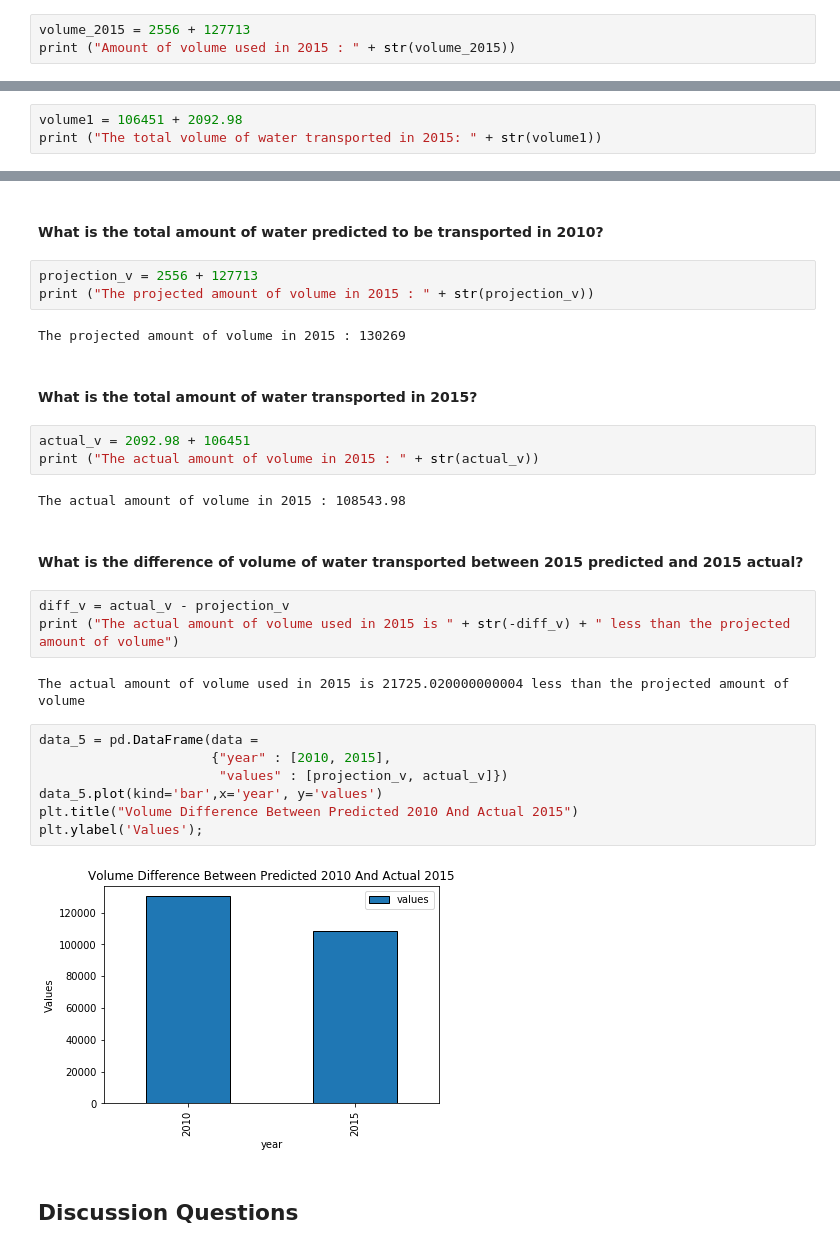
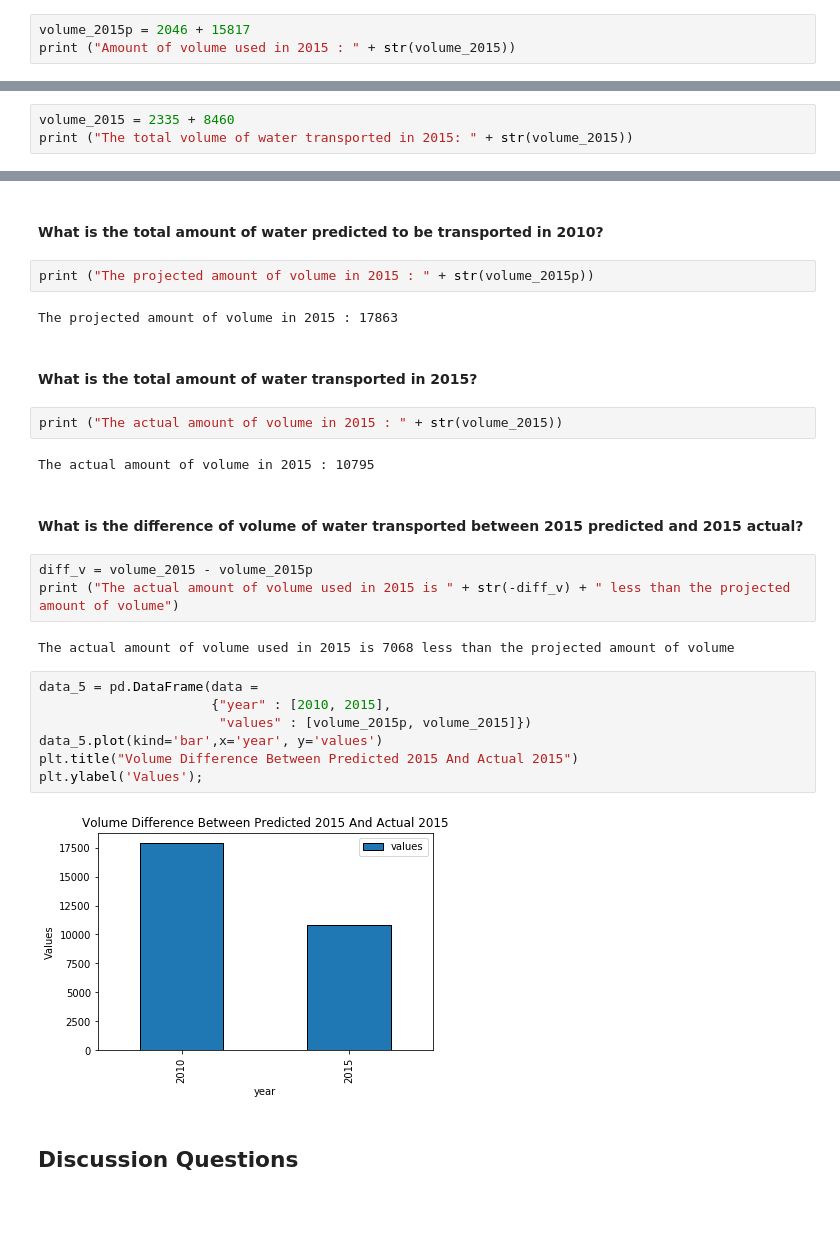
Before and after one commit to ds-modules/CE-110, a Jupyter notebook: CE-110_Lab_Mina.ipynb, the cells around one changed output, grey strips where cells are left out. Drawn from its saved outputs; the diff is of its cells as text; blank space fills up the shorter version.

```diff
--- a/CE-110_Lab_Mina.ipynb
+++ b/CE-110_Lab_Mina.ipynb
@@ -314,6 +297,6 @@ Amount of volume used in 2010 : 121199
 # %% [markdown]
 #### What is the total amount of water predicted to be transported in 2015?
 # %%
-volume_2015 = 2556 + 127713
+volume_2015p = 2046 + 15817
 print ("Amount of volume used in 2015 : " + str(volume_2015))
 # %% [output]
@@ -382,6 +363,6 @@ The total volume of water transported in 2010: 121199
 # %% [markdown]
 #### What is the total amount of water transported in 2015?
 # %%
-volume1 = 106451 + 2092.98
-print ("The total volume of water transported in 2015: " + str(volume1))
+volume_2015 = 2335 + 8460
+print ("The total volume of water transported in 2015: " + str(volume_2015))
 # %% [output]
@@ -442,33 +421,31 @@ plt.ylabel('Values (1e6)');
 # %% [markdown]
 #### What is the total amount of water predicted to be transported in 2010?
 # %%
-projection_v = 2556 + 127713
-print ("The projected amount of volume in 2015 : " + str(projection_v))
+print ("The projected amount of volume in 2015 : " + str(volume_2015p))
 # %% [output]
-The projected amount of volume in 2015 : 130269
+The projected amount of volume in 2015 : 17863
 # %% [markdown]
 #### What is the total amount of water transported in 2015?
 # %%
-actual_v = 2092.98 + 106451
-print ("The actual amount of volume in 2015 : " + str(actual_v))
+print ("The actual amount of volume in 2015 : " + str(volume_2015))
 # %% [output]
-The actual amount of volume in 2015 : 108543.98
+The actual amount of volume in 2015 : 10795
 # %% [markdown]
 #### What is the difference of volume of water transported between 2015 predicted and 2015 actual?
 # %%
-diff_v = actual_v - projection_v
+diff_v = volume_2015 - volume_2015p
 print ("The actual amount of volume used in 2015 is " + str(-diff_v) + " less than the projected amount of volume")
 # %% [output]
-The actual amount of volume used in 2015 is 21725.020000000004 less than the projected amount of volume
+The actual amount of volume used in 2015 is 7068 less than the projected amount of volume
 # %%
 data_5 = pd.DataFrame(data =
                       {"year" : [2010, 2015],
-                       "values" : [projection_v, actual_v]})
+                       "values" : [volume_2015p, volume_2015]})
 data_5.plot(kind='bar',x='year', y='values')
-plt.title("Volume Difference Between Predicted 2010 And Actual 2015")
+plt.title("Volume Difference Between Predicted 2015 And Actual 2015")
 plt.ylabel('Values');
 # %% [output]
-[figure, old version]
+[figure, new version]
 # %% [markdown]
 ## Discussion Questions
 # %% [markdown]
```
Also changed, not shown: parts of 47 cells of this notebook.
